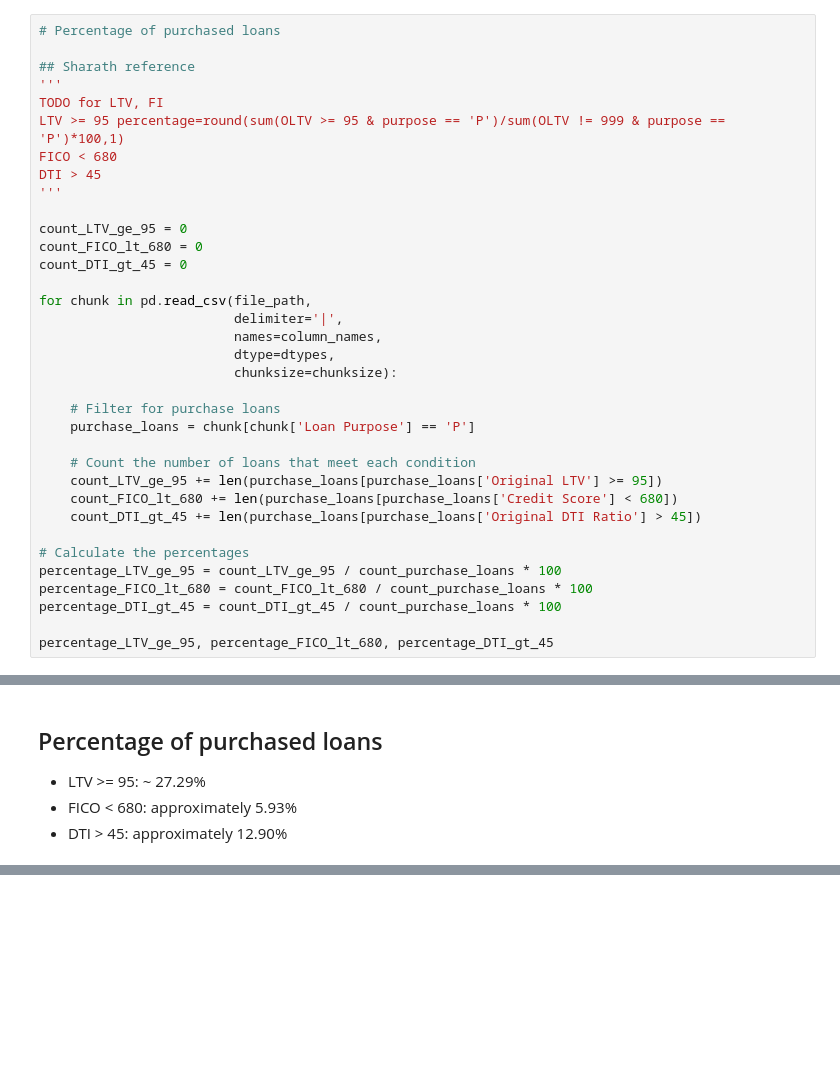
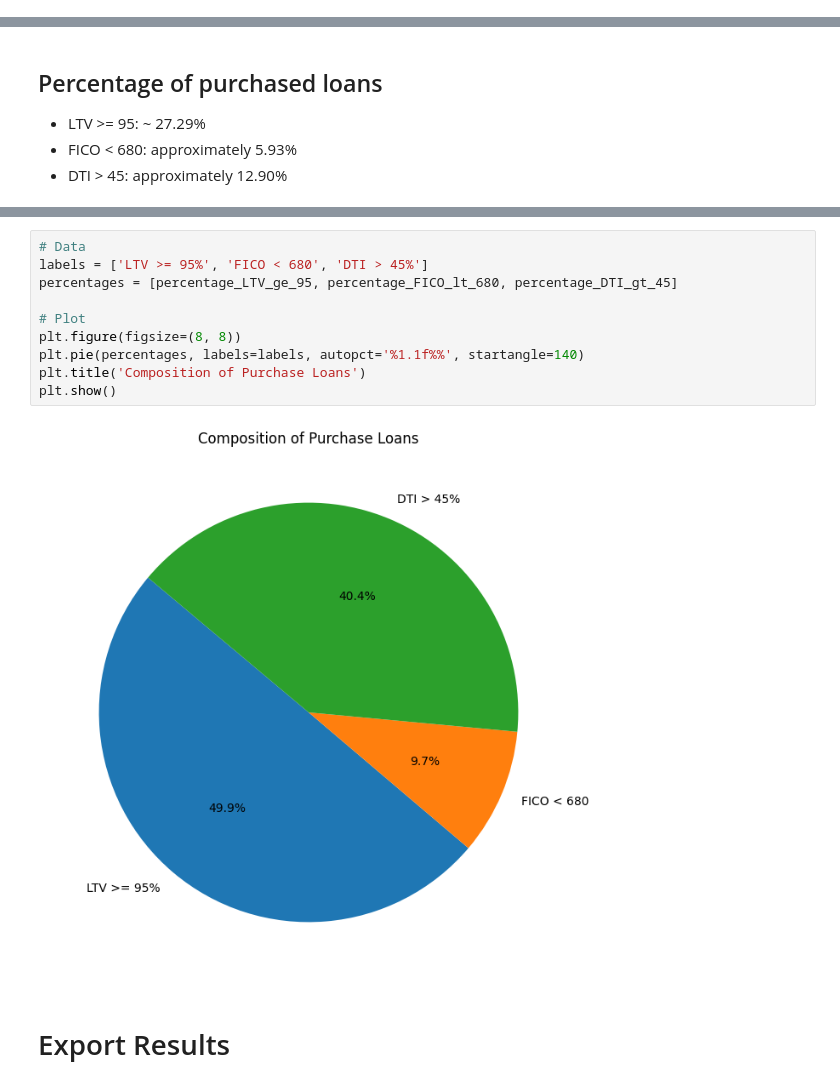
Before and after one commit to nackerson-ventera/demos, a Jupyter notebook: purchase_loan_summary.ipynb, the cells around one changed output, grey strips where cells are left out. Cells and saved outputs as stored; diff of their text form; blank space fills up the shorter version.

```diff
--- a/purchase_loan_summary.ipynb
+++ b/purchase_loan_summary.ipynb
@@ -100,35 +108,0 @@ dtypes = {
-# %%
-# Percentage of purchased loans
-
-## Sharath reference
-'''
-TODO for LTV, FI
-LTV >= 95 percentage=round(sum(OLTV >= 95 & purpose == 'P')/sum(OLTV != 999 & purpose == 'P')*100,1)
-FICO < 680
-DTI > 45
-'''
-
-count_LTV_ge_95 = 0
-count_FICO_lt_680 = 0
-count_DTI_gt_45 = 0
-
-for chunk in pd.read_csv(file_path,
-                         delimiter='|',
-                         names=column_names,
-                         dtype=dtypes,
-                         chunksize=chunksize):
-
-    # Filter for purchase loans
-    purchase_loans = chunk[chunk['Loan Purpose'] == 'P']
-
-    # Count the number of loans that meet each condition
-    count_LTV_ge_95 += len(purchase_loans[purchase_loans['Original LTV'] >= 95])
-    count_FICO_lt_680 += len(purchase_loans[purchase_loans['Credit Score'] < 680])
-    count_DTI_gt_45 += len(purchase_loans[purchase_loans['Original DTI Ratio'] > 45])
-
-# Calculate the percentages
-percentage_LTV_ge_95 = count_LTV_ge_95 / count_purchase_loans * 100
-percentage_FICO_lt_680 = count_FICO_lt_680 / count_purchase_loans * 100
-percentage_DTI_gt_45 = count_DTI_gt_45 / count_purchase_loans * 100
-
-percentage_LTV_ge_95, percentage_FICO_lt_680, percentage_DTI_gt_45
@@ -200,0 +313,14 @@ Dollar Volume: $106,554,281,000
+# %%
+# Data
+labels = ['LTV >= 95%', 'FICO < 680', 'DTI > 45%']
+percentages = [percentage_LTV_ge_95, percentage_FICO_lt_680, percentage_DTI_gt_45]
+
+# Plot
+plt.figure(figsize=(8, 8))
+plt.pie(percentages, labels=labels, autopct='%1.1f%%', startangle=140)
+plt.title('Composition of Purchase Loans')
+plt.show()
+# %% [output]
+[figure, added]
+# %% [markdown]
+# Export Results
```
Also changed, not shown: parts of 29 cells of this notebook.
